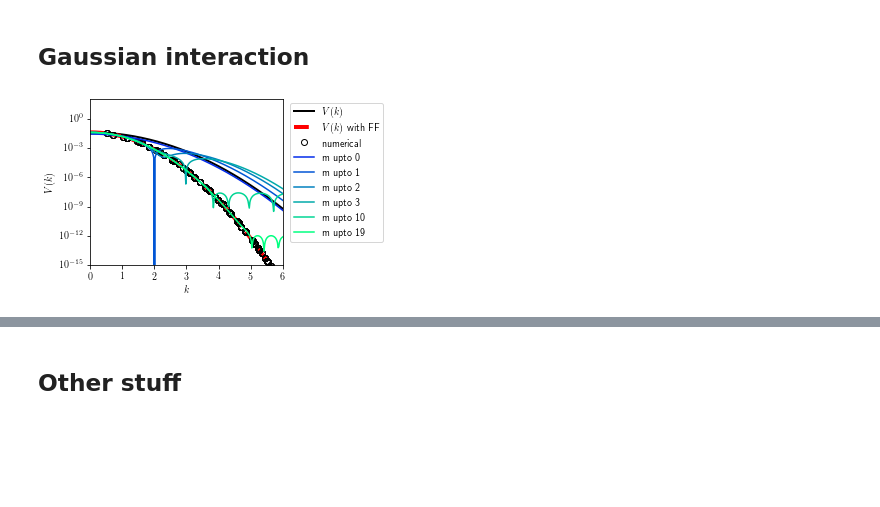
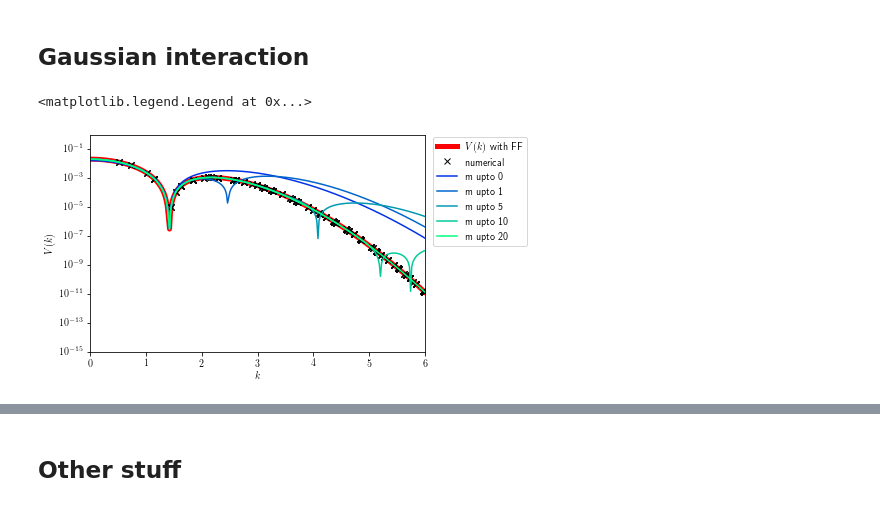
Before and after one commit to akshaykri/QH_ED, a Jupyter notebook: examples/Haldane.ipynb, the cells around one changed output, grey strips where cells are left out. Saved outputs shown, nothing was run; the diff lists cells and outputs as text; code cells hidden in the pictures; blank space fills up the shorter version.

```diff
--- a/examples/Haldane.ipynb
+++ b/examples/Haldane.ipynb
@@ -54,5 +55,5 @@ T4 = np.real(utils.Utils.make4tensorsym(torus1, pot1.V2))
 # %%
 k = np.r_[0.1:10:0.02]
 Vk = 2*np.pi/k / (2*np.pi*Nphi)
-FF2 = np.exp(-k**2/4)**2
+FF2 = np.exp(-k**2/4)**2 * (1 - nLL*k**2/2)**2
 # %%
@@ -112,8 +99,0 @@ def getVm_Vk(Vkfun, m):
-# %%
-def Vk_coul(k):
-    return 2 * np.pi/k
-
-Vm_fromk = np.zeros(20)
-
-for m in np.arange(20):
-    Vm_fromk[m] = getVm_Vk(Vk_coul, m)[0]
@@ -141,4 +99,0 @@ def getVm(m):
-# %%
-Vmxx = np.arange(20.)
-for m in np.arange(len(Vmxx)):
-    Vmxx[m] = getVm(m)
@@ -155,10 +103,11 @@ array([0.88622693, 0.44311346, 0.3323351 , 0.27694591, 0.24232767,
 Nphi = 24
 Ne = 8
 Nth = 4 # numer of threads for parallelization
-s = 1
+s = 0.7
+nLL = 1
 torus1 = landau.Torus(Nphi, aspect_ratio=1.0)
 vParams = {'power': (1.0, {'n': 0, 'x': s})} # Gaussian cut-off
-hamParams = {'alpha': 1.0, 'n': 0, 'Nphi': Nphi} # mass anisotropy, Landau level index
+hamParams = {'alpha': 1.0, 'n': nLL, 'Nphi': Nphi} # mass anisotropy, Landau level index
 
 kx, ky, _ = torus1.get_karr()
 k2 = kx[:, np.newaxis]**2 + ky**2
@@ -167,33 +116,36 @@ pot1 = landau.Potential(torus=torus1, hamParams=hamParams, vParams=vParams)
 pot1.setV2()
 T4 = np.real(utils.Utils.make4tensorsym(torus1, pot1.V2))
 # %%
-f, ax = plt.subplots(figsize=(5, 3))
-m_arr = [0, 1, 2, 3, 10, 19]
+f, ax = plt.subplots()
+m_arr = [0, 1, 5, 10, 20]
 
 k = np.r_[0.0:10:0.02]
-Vk = 2*np.pi * np.exp(-k**2/2) / (2*np.pi*Nphi)
-FF2 = np.exp(-k**2/4)**2
-Vm = (s**2/(s**2 + 2))**(np.arange(20)+1)
+Vk = 2*np.pi * s**2 * np.exp(-k**2*s**2/2) / (2*np.pi*Nphi)
+FF2 = np.exp(-k**2/4)**2 * (1 - nLL*k**2/2)**2
+Vm = (s**2/(s**2 + 2))**(np.arange(21)+1)
 Vkpp = np.zeros_like(k)
 
-ax.plot(k, Vk, lw=2, color='k', label=r'$V(k)$')
-ax.plot(k, Vk*FF2, lw=4, ls = '--', color='r', label=r'$V(k)$ with FF')
-ax.plot(np.sqrt(k2.flatten()), np.abs(pot1.V2.flatten()), 'o',
+ax.plot(k, Vk*FF2, lw=5, ls = '-', color='r', label=r'$V(k)$ with FF')
+# ax.plot(k, Vk, lw=3, ls = '--', color='k', label=r'$V(k)$')
+
+ax.plot(np.sqrt(k2.flatten()), np.abs(pot1.V2.flatten()), 'x',
         label='numerical', markeredgecolor='k', markerfacecolor='None')
 
 ctemp = 0
 for cm, m in enumerate(np.arange(len(Vm))):
     Vkpp += 4 * np.pi * Vm[m] * scipy.special.eval_laguerre(m, k**2) / (2 * np.pi * Nphi)
     if m in m_arr:
         ctemp += 1
         ax.plot(k, np.abs(Vkpp*FF2), color=plt.cm.winter(ctemp/len(m_arr)), label='m upto '+str(m))
 
 ax.set_yscale('log')
 ax.set_xlim(0, 6)
-ax.set_ylim(1e-15, 1e2)
+ax.set_ylim(1e-15, 1e0)
 ax.set_xlabel(r'$k$')
 ax.set_ylabel(r'$V(k)$')
 ax.legend(loc='upper left', bbox_to_anchor=(1.01, 1.01))
-f.tight_layout()
+# f.tight_layout()
+# f.savefig('/home/ak20/QH/plots/Vm_Gaussian.pdf', bbox_inches='tight', transparent=True)
 # %% [output]
+<matplotlib.legend.Legend at 0x...>
-[figure, old version]
+[figure, new version]
```
Also changed, not shown: parts of 15 cells of this notebook, 3 other files.
